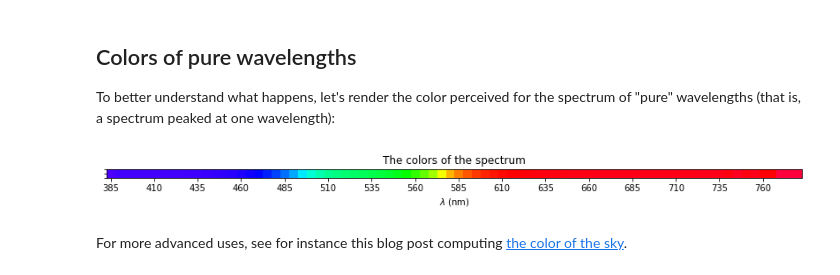
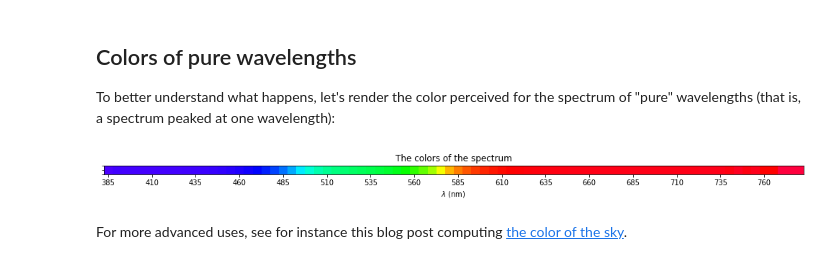
Before and after one commit to laurentperrinet/lambda2color, a Jupyter notebook: README.ipynb, the cells around one changed output. Saved outputs shown, nothing was run; the diff lists cells and outputs as text; code cells hidden in the pictures.

Commit message:
figure

```diff
--- a/README.ipynb
+++ b/README.ipynb
@@ -56,24 +56,26 @@ To better understand what happens, let's render the color perceived for the spec
 # %%
 wavelengths = cs_srgb.cmf[1:, 0]*1e-9
 N_wavelengths = len(wavelengths)
 hues = np.zeros((1, N_wavelengths, 3))
 for i_wavelength in range(N_wavelengths):
     spec = np.zeros((N_wavelengths+1))
     spec[i_wavelength] = 1
     hues[0, i_wavelength, :] = cs_srgb.spec_to_rgb(spec)
 
+figsize = (15, 2)
 fig, ax = plt.subplots(figsize=figsize)
+adjustprops = dict(left=0.05, bottom=0.01, right=0.95, top=0.99)
 fig.subplots_adjust(**adjustprops)
 #ax.pcolormesh(wavelengths[:, None], np.ones((N_wavelengths, 1)), hues)
 ax.imshow(hues)
 ticks = np.arange(0, N_wavelengths, 5)
 ax.set_xticks(ticks)
 ax.set_xticklabels([f'{wavelengths[i]*1e9:.0f}' for i in ticks])
 ax.set_yticklabels([])
 ax.set_xlabel(r'$\lambda$ (nm)')
-ax.set_title('The colors of the spectrum')
+ax.set_title('The colors of the spectrum');
 # %% [output]
-[figure, old version]
+[figure, new version]
 # %%
 fig.savefig('spectrum.png', dpi=250)
 # %% [markdown]
```
Also changed, not shown: parts of 2 cells of this notebook, 2 other files.
